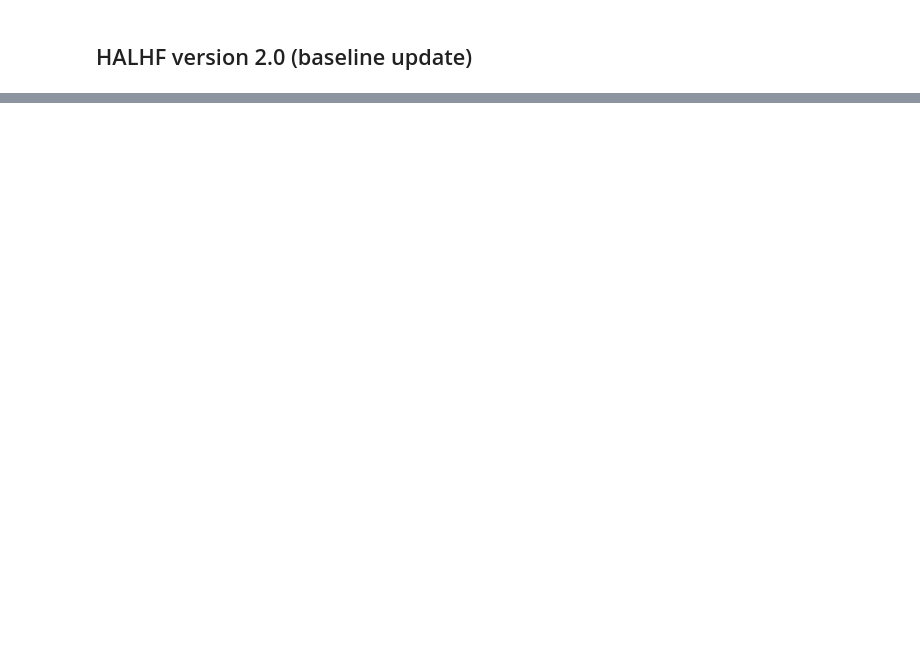
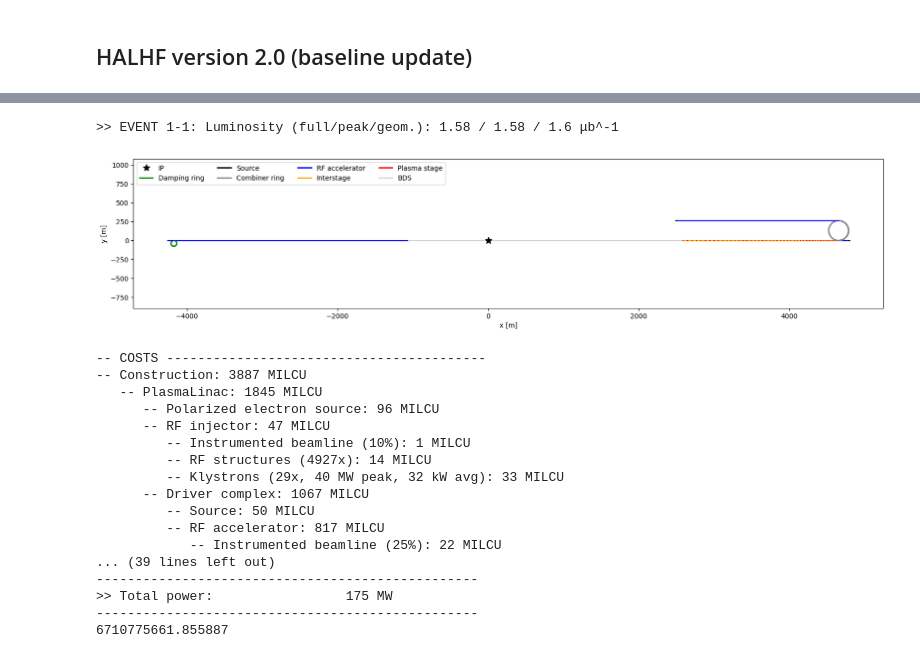
Before and after one commit to abel-framework/ABEL, a Jupyter notebook: examples/preset_example.ipynb, the cells around one changed output, grey strips where cells are left out. Saved outputs shown, nothing was run; the diff lists cells and outputs as text; code cells hidden in the pictures; blank space fills up the shorter version.

```diff
--- a/examples/preset_example.ipynb
+++ b/examples/preset_example.ipynb
@@ -103,0 +242,32 @@ halhf2.plot_survey()
+# %%
+halhf2 = HALHFv2()
+#halhf2.com_energy = 550e9
+halhf2.energy_asymmetry = 2.4015891428339397
+halhf2.combiner_ring_compression_factor = 5
+halhf2.driver_separation_num_buckets = 3
+halhf2.driver_linac_gradient = 4366797.0
+halhf2.pwfa_num_stages = 46
+halhf2.run('preset_example_HALHF2', overwrite=True, verbose=False)
+halhf2.plot_survey()
+halhf2.print_cost()
+halhf2.print_power()
+# %% [output]
+>> EVENT 1-1: Luminosity (full/peak/geom.): 1.58 / 1.58 / 1.6 μb^-1
+[figure, added]
+-- COSTS -----------------------------------------
+-- Construction: 3887 MILCU
+   -- PlasmaLinac: 1845 MILCU
+      -- Polarized electron source: 96 MILCU
+      -- RF injector: 47 MILCU
+         -- Instrumented beamline (10%): 1 MILCU
+         -- RF structures (4927x): 14 MILCU
+         -- Klystrons (29x, 40 MW peak, 32 kW avg): 33 MILCU
+      -- Driver complex: 1067 MILCU
+         -- Source: 50 MILCU
+         -- RF accelerator: 817 MILCU
+            -- Instrumented beamline (25%): 22 MILCU
+... (39 lines left out)
+-------------------------------------------------
+>> Total power:                 175 MW
+-------------------------------------------------
+6710775661.855887
```
Also changed, not shown: parts of 11 cells of this notebook, 18 other files.
